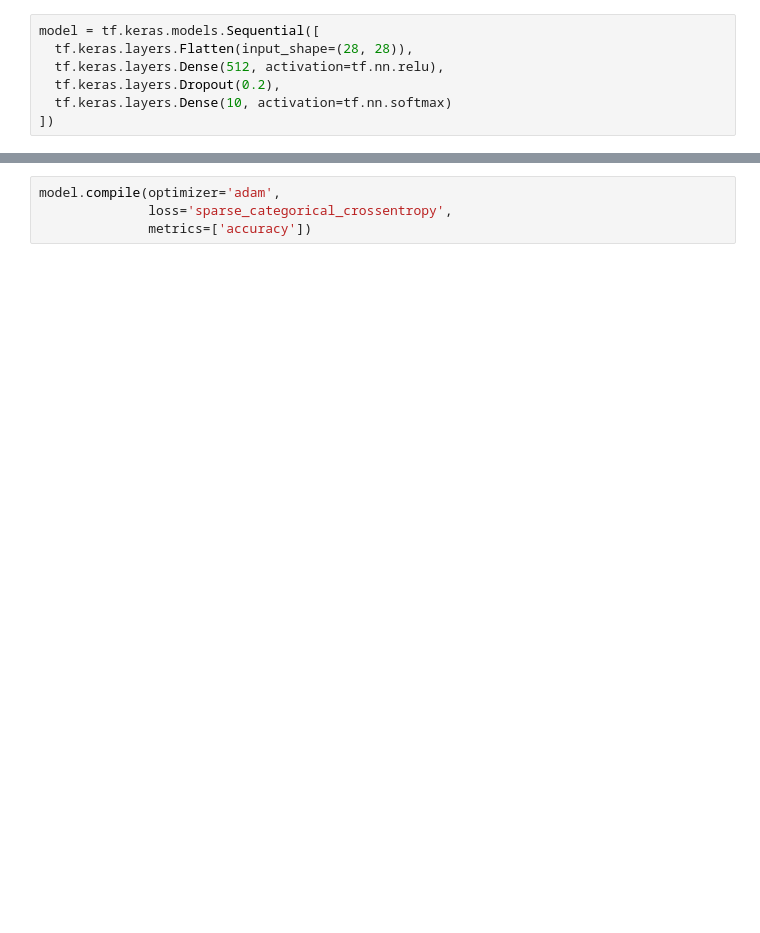
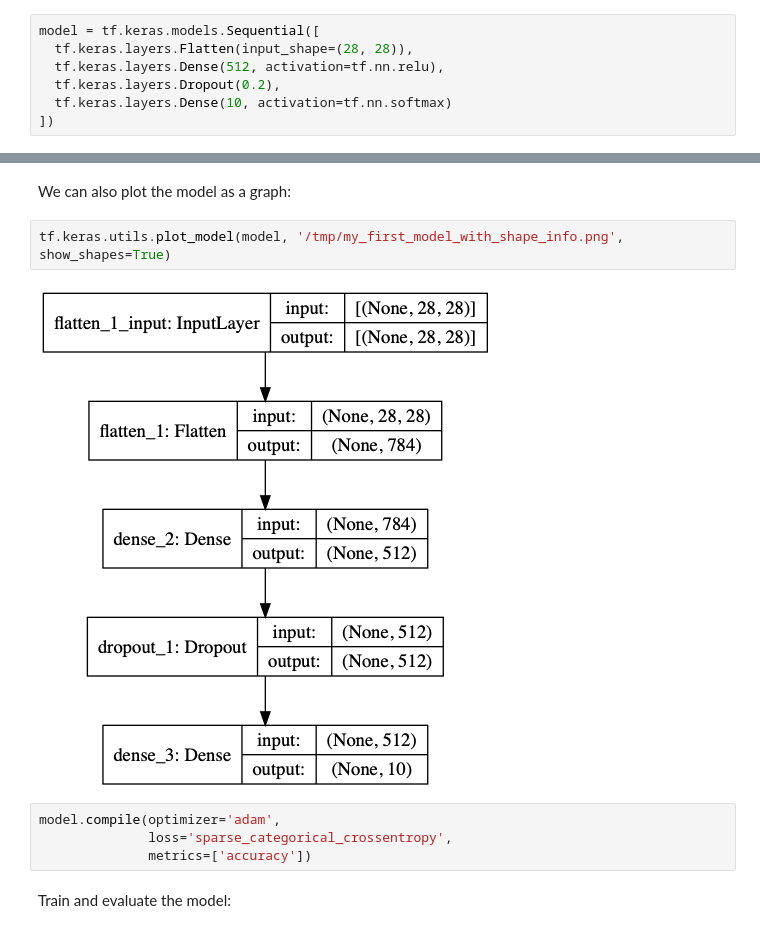
Before and after one commit to arvidl/tf2-cpu, a Jupyter notebook: notebooks/get-started.ipynb, the cells around one changed output, grey strips where cells are left out. Saved outputs shown, nothing was run; the diff lists cells and outputs as text; blank space fills up the shorter version.

```diff
--- a/notebooks/get-started.ipynb
+++ b/notebooks/get-started.ipynb
@@ -21,6 +192,14 @@ model = tf.keras.models.Sequential([
+# %% [markdown]
+We can also plot the model as a graph:
+# %%
+tf.keras.utils.plot_model(model, '/tmp/my_first_model_with_shape_info.png', show_shapes=True)
+# %% [output]
+[figure, added]
 # %%
 model.compile(optimizer='adam',
               loss='sparse_categorical_crossentropy',
               metrics=['accuracy'])
+# %% [markdown]
+Train and evaluate the model:
 # %%
 model.fit(x_train, y_train, epochs=5)
```
Also changed, not shown: parts of 90 cells of this notebook, 9 other files.
